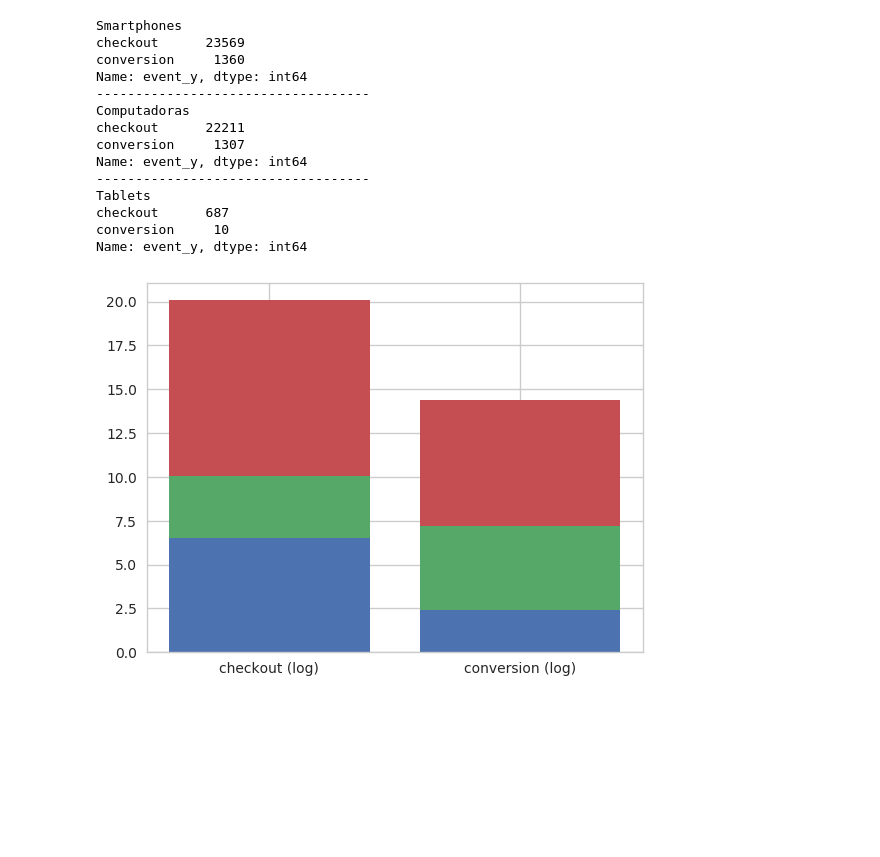
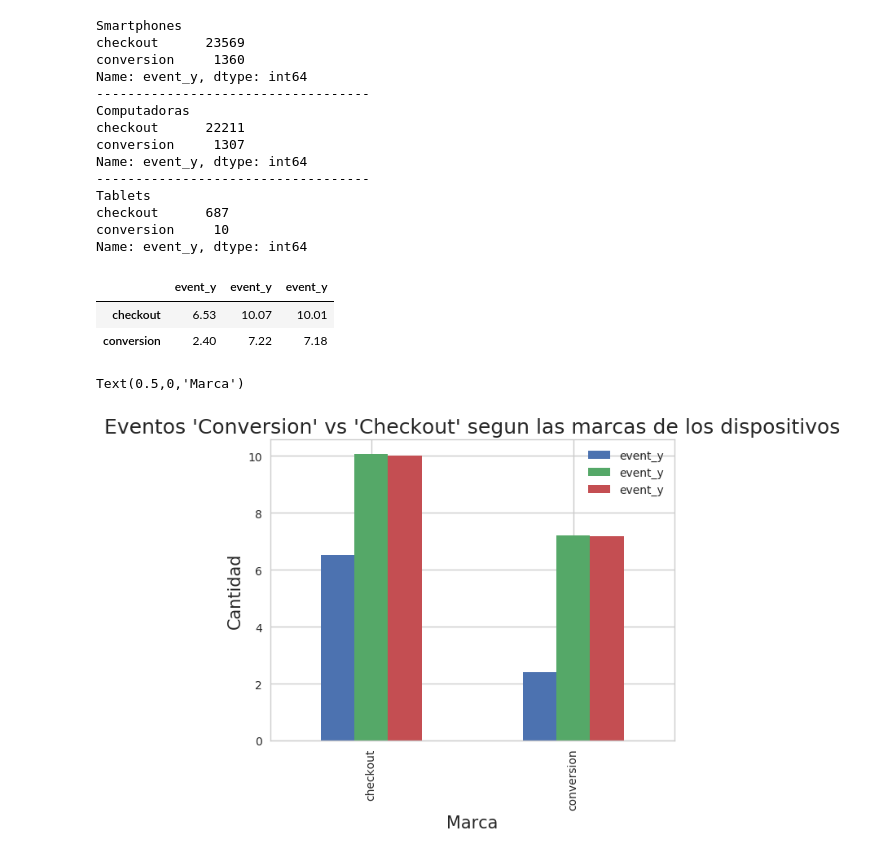
Before and after one commit to EugeniaFranchi/TP-Datos, a Jupyter notebook: TpDatos.ipynb, the cells around one changed output. Cells and saved outputs as stored; diff of their text form; code cells hidden in the pictures; blank space fills up the shorter version.

```diff
--- a/TpDatos.ipynb
+++ b/TpDatos.ipynb
@@ -936,26 +936,22 @@ Tablets
 checkout      687
 conversion     10
 Name: event_y, dtype: int64
-# %%
-#Son parecidas las cantidades de eventos originados por celulares y originados por computadora
-#mientras que son exponencialmente mayor que los originados por tablet
-
-'NO ENTIENDO PORQUE ME "APLASTA" EL VALOR DE LOS SMARTPHONES (DEBERIA SER 10 APROX.)'
-eventList=['checkout (log)','conversion (log)']
-
-v1=np.log(tablet['event_y'].value_counts()+1)
-v2=np.log(smartphones['event_y'].value_counts()+1)
-v3=np.log(computadora['event_y'].value_counts()+1)
-
-g1=plt.bar(x=eventList,height=v1)
-g2=plt.bar(x=eventList,height=v2,bottom=v1)
-g3=plt.bar(x=eventList,height=v3,bottom=v2)
-
-#plt.title('Checkout vs conversion segun dispositivo')
-#plt.xlabel('evento')
-#plt.ylabel('Cantidad')
-#plt.legend((g1[0],g2[0],g3[0]),('Tablet','Smartphone','Computadora'))
-
-plt.show()
-# %% [output]
-[figure, removed]
+# %%
+v1=np.log(tablet['event_y'].value_counts()+1)
+v2=np.log(smartphones['event_y'].value_counts()+1)
+v3=np.log(computadora['event_y'].value_counts()+1)
+
+tabla = pd.concat([v1,v2,v3],axis=1)
+tabla
+# %% [output]
+|  | event_y | event_y | event_y |
+| checkout | 6.53 | 10.07 | 10.01 |
+| conversion | 2.40 | 7.22 | 7.18 |
+# %%
+g = tabla.plot.bar()
+g.set_title("Eventos 'Conversion' vs 'Checkout' segun las marcas de los dispositivos", fontsize=18)
+g.set_ylabel("Cantidad", fontsize=15)
+g.set_xlabel("Marca", fontsize=15)
+# %% [output]
+Text(0.5,0,'Marca')
+[figure, added]
```
Also changed, not shown: parts of 13 cells of this notebook.
